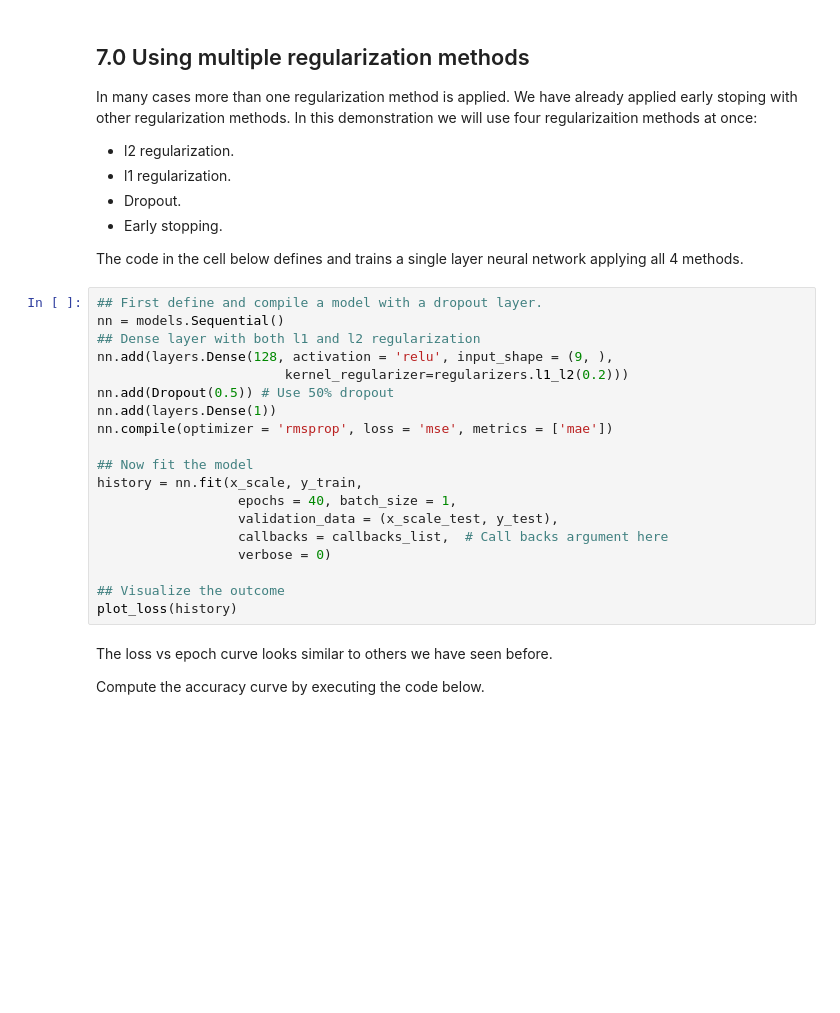
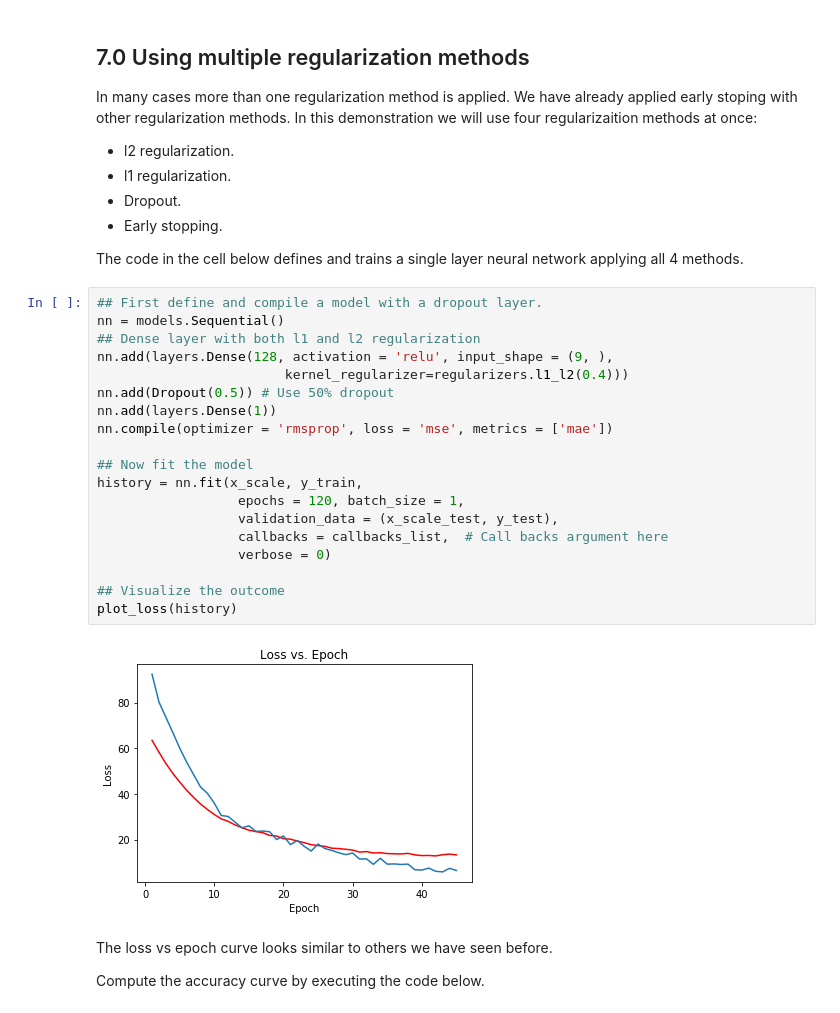
Before and after one commit to StephenElston/MachineLearning530, a Jupyter notebook: Lesson2/IntroToRegularization.ipynb, the cells around one changed output. Cells and saved outputs as stored; diff of their text form; blank space fills up the shorter version.

```diff
--- a/Lesson2/IntroToRegularization.ipynb
+++ b/Lesson2/IntroToRegularization.ipynb
@@ -877,22 +931,24 @@ The code in the cell below defines and trains a single layer neural network appl
 # %%
 ## First define and compile a model with a dropout layer.
 nn = models.Sequential()
 ## Dense layer with both l1 and l2 regularization
 nn.add(layers.Dense(128, activation = 'relu', input_shape = (9, ),
-                        kernel_regularizer=regularizers.l1_l2(0.2)))
+                        kernel_regularizer=regularizers.l1_l2(0.4)))
 nn.add(Dropout(0.5)) # Use 50% dropout
 nn.add(layers.Dense(1))
 nn.compile(optimizer = 'rmsprop', loss = 'mse', metrics = ['mae'])
 
 ## Now fit the model
 history = nn.fit(x_scale, y_train,
-                  epochs = 40, batch_size = 1,
+                  epochs = 120, batch_size = 1,
                   validation_data = (x_scale_test, y_test),
                   callbacks = callbacks_list,  # Call backs argument here
                   verbose = 0)
 
 ## Visualize the outcome
 plot_loss(history)
+# %% [output]
+[figure, added]
 # %% [markdown]
 The loss vs epoch curve looks similar to others we have seen before.
 
```
Also changed, not shown: parts of 45 cells of this notebook.
